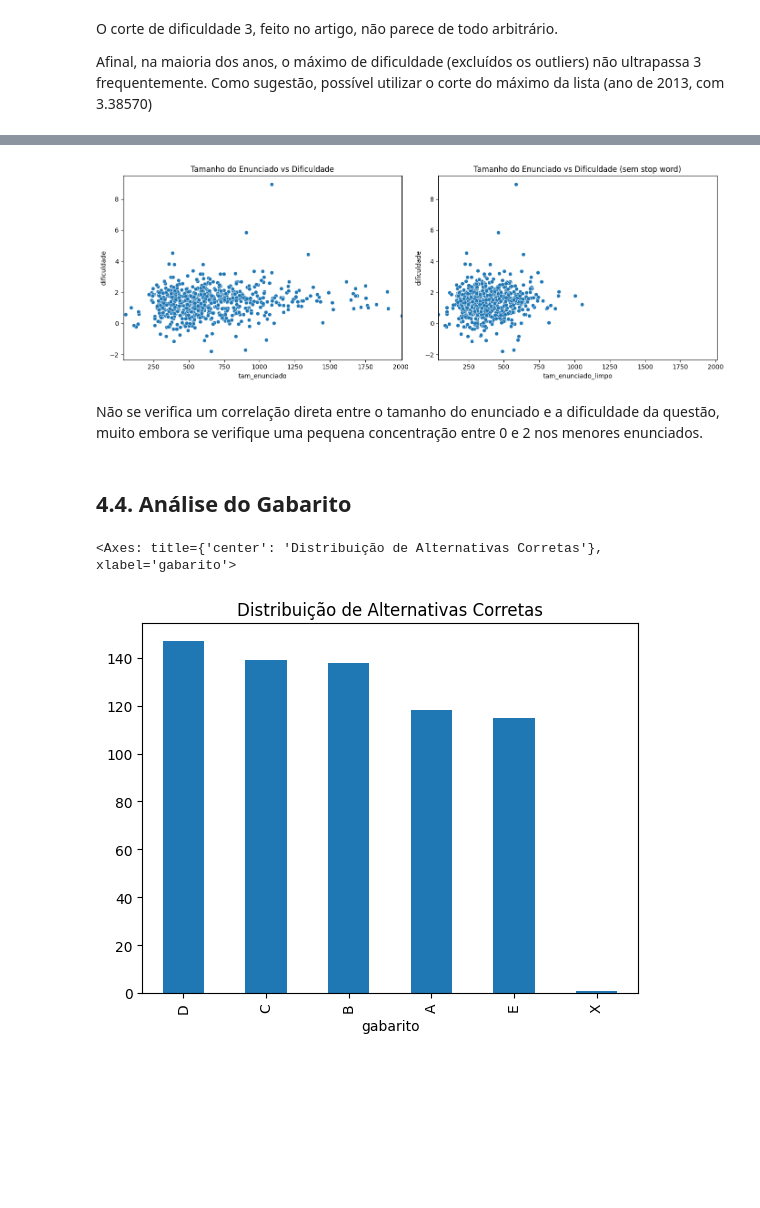
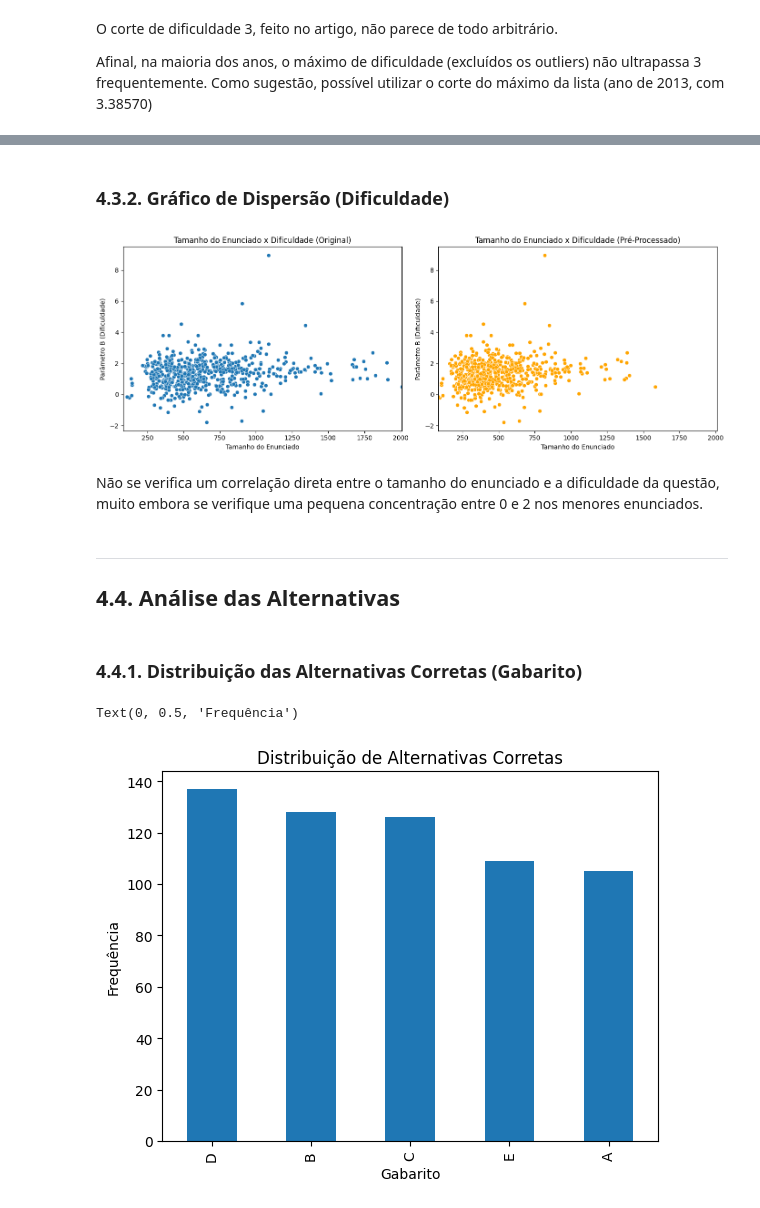
Before and after one commit to ciziks/enem-word-embeddings, a Jupyter notebook: notebooks/4. Análise Exploratória.ipynb, the cells around one changed output, grey strips where cells are left out. Drawn from its saved outputs; the diff is of its cells as text; code cells hidden in the pictures; blank space fills up the shorter version.

Commit message:
Review Final de Provas + Adicionando Gráficos Análise Exploratória + Padronizando Tokenização Word2Vec

```diff
--- a/notebooks/4. Análise Exploratória.ipynb
+++ b/notebooks/4. Análise Exploratória.ipynb
@@ -128,0 +13,6 @@ Name: dificuldade, dtype: float64
+# %%
+# Lendo os dados extraídos e pré-processados do ENEM
+data_folder = "../data/final/cleaned_enem_data.csv"
+
+enem_df = pd.read_csv(data_folder)
+enem_df.head()
@@ -150,26 +401,47 @@ plt.show()
+# %% [markdown]
+### 4.3.2. Gráfico de Dispersão (Dificuldade)
 # %%
 fig, axes = plt.subplots(1, 2, figsize=(14, 5))
-sns.scatterplot(x='tam_enunciado', y='dificuldade', data=df, ax=axes[0])
-axes[0].set_title('Tamanho do Enunciado vs Dificuldade')
 
-sns.scatterplot(x='tam_enunciado_limpo', y='dificuldade', data=df, ax=axes[1])
-axes[1].set_title('Tamanho do Enunciado vs Dificuldade (sem stop word)')
+# Gráfico de dispersão do tamanho dos enunciados
+sns.scatterplot(x=tamanho_enunciados, y=enem_df["dificuldade"], ax=axes[0])
+axes[0].set_title("Tamanho do Enunciado x Dificuldade (Original)")
+axes[0].set_ylabel("Parâmetro B (Dificuldade)")
+axes[0].set_xlabel("Tamanho do Enunciado")
 
-x_min = df['tam_enunciado_limpo'].min()
-x_max = df['tam_enunciado'].max()
+# Gráfico de dispersão do tamanho dos enunciados pré-processados
+sns.scatterplot(
+    x=tamanho_enunciados_tokens, y=enem_df["dificuldade"], ax=axes[1], color="orange"
+)
+axes[1].set_title("Tamanho do Enunciado x Dificuldade (Pré-Processado)")
+axes[1].set_ylabel("Parâmetro B (Dificuldade)")
+axes[1].set_xlabel("Tamanho do Enunciado")
+
+x_min = tamanho_enunciados_tokens.min()
+x_max = tamanho_enunciados.max()
 axes[0].set_xlim(x_min, x_max)
 axes[1].set_xlim(x_min, x_max)
 
 plt.tight_layout()
 plt.show()
 # %% [output]
-[figure, old version]
+[figure, new version]
 # %% [markdown]
 Não se verifica um correlação direta entre o tamanho do enunciado e a dificuldade da questão, muito embora se verifique uma pequena concentração entre 0 e 2 nos menores enunciados.
 # %% [markdown]
-## 4.4. Análise do Gabarito
+---
+
+## 4.4. Análise das Alternativas
+# %% [markdown]
+### 4.4.1. Distribuição das Alternativas Corretas (Gabarito)
 # %%
-df['gabarito'].value_counts().plot(kind='bar', title='Distribuição de Alternativas Corretas')
+ax = (
+    enem_df["gabarito"]
+    .value_counts()
+    .plot(kind="bar", title="Distribuição de Alternativas Corretas")
+)
+ax.set_xlabel("Gabarito")
+ax.set_ylabel("Frequência")
 # %% [output]
-<Axes: title={'center': 'Distribuição de Alternativas Corretas'}, xlabel='gabarito'>
+Text(0, 0.5, 'Frequência')
-[figure, old version]
+[figure, new version]
```
Also changed, not shown: parts of 79 cells of this notebook, 12 other files.
